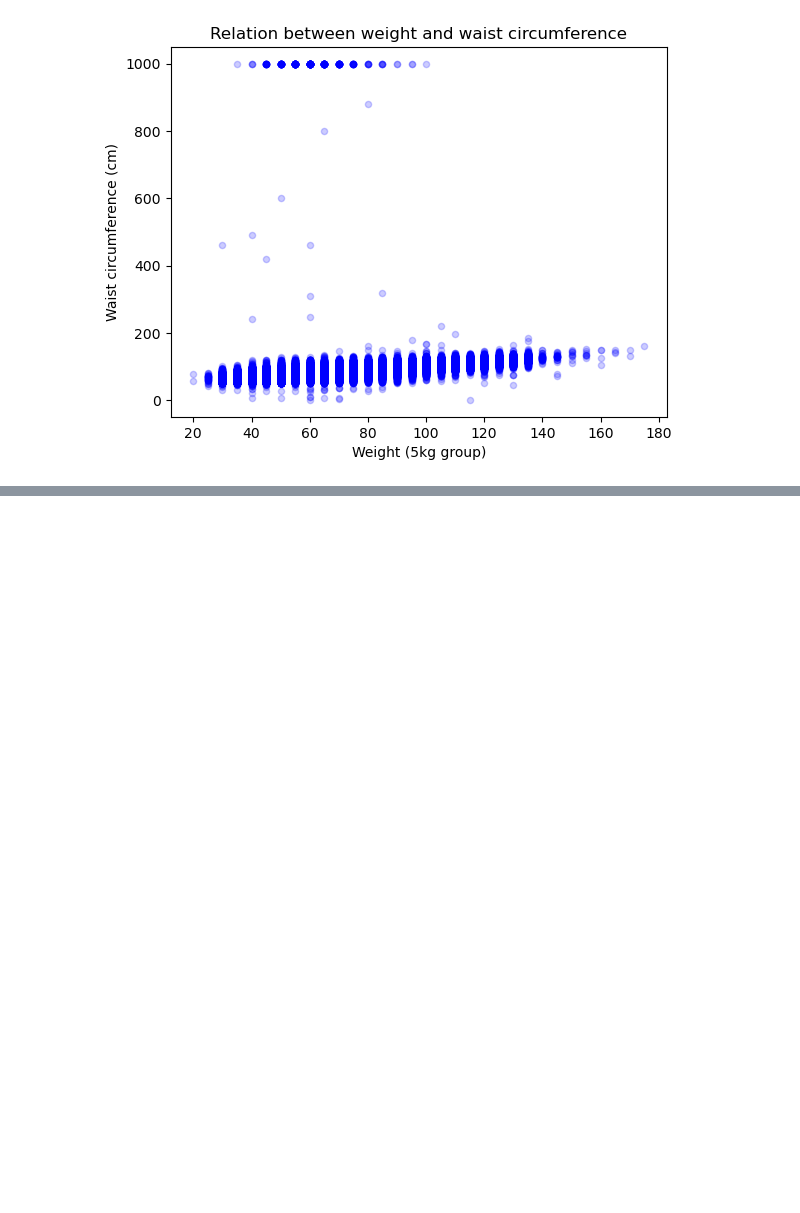
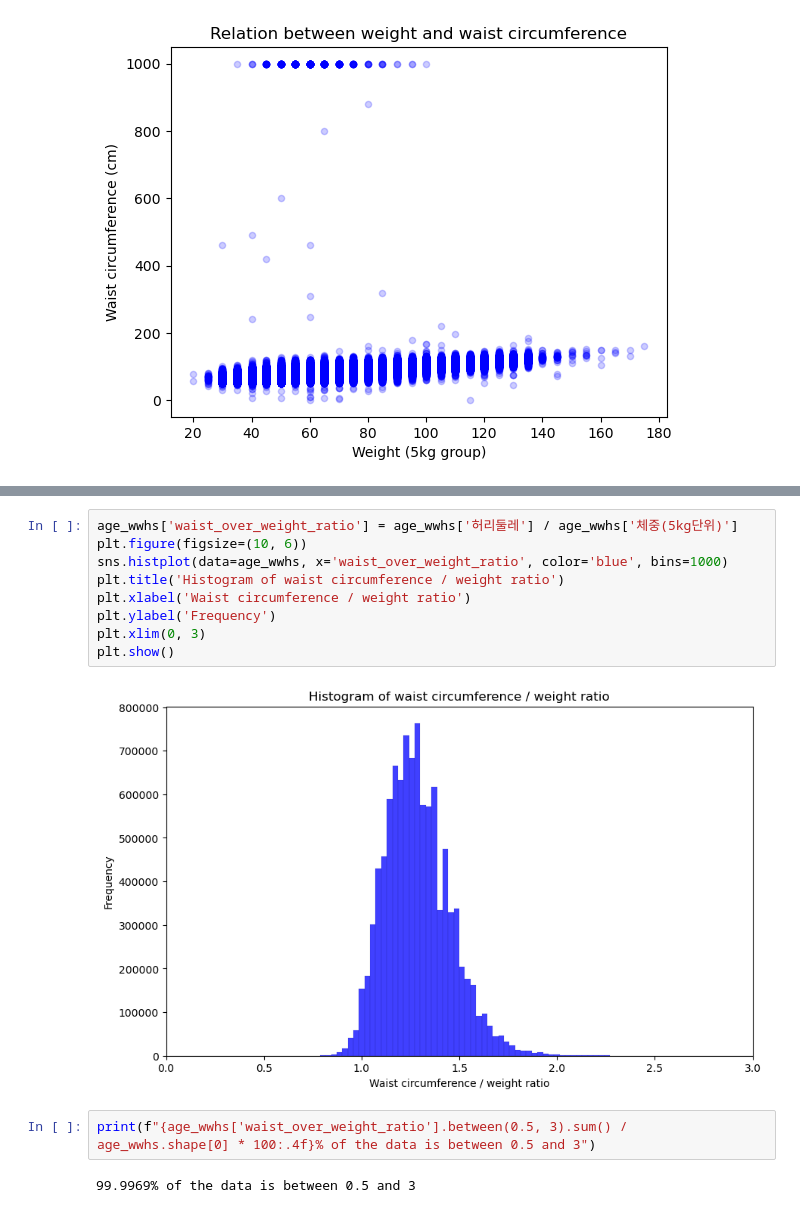
Before and after one commit to tjohns94/csd230finalproject, a Jupyter notebook: explore_wwhs.ipynb, the cells around one changed output, grey strips where cells are left out. Saved outputs shown, nothing was run; the diff lists cells and outputs as text; blank space fills up the shorter version.

```diff
--- a/explore_wwhs.ipynb
+++ b/explore_wwhs.ipynb
@@ -27,0 +33,15 @@ plt.show()
+# %%
+age_wwhs['waist_over_weight_ratio'] = age_wwhs['허리둘레'] / age_wwhs['체중(5kg단위)']
+plt.figure(figsize=(10, 6))
+sns.histplot(data=age_wwhs, x='waist_over_weight_ratio', color='blue', bins=1000)
+plt.title('Histogram of waist circumference / weight ratio')
+plt.xlabel('Waist circumference / weight ratio')
+plt.ylabel('Frequency')
+plt.xlim(0, 3)
+plt.show()
+# %% [output]
+[figure, added]
+# %%
+print(f"{age_wwhs['waist_over_weight_ratio'].between(0.5, 3).sum() / age_wwhs.shape[0] * 100:.4f}% of the data is between 0.5 and 3")
+# %% [output]
+99.9969% of the data is between 0.5 and 3
```
Also changed, not shown: parts of 4 cells of this notebook.
